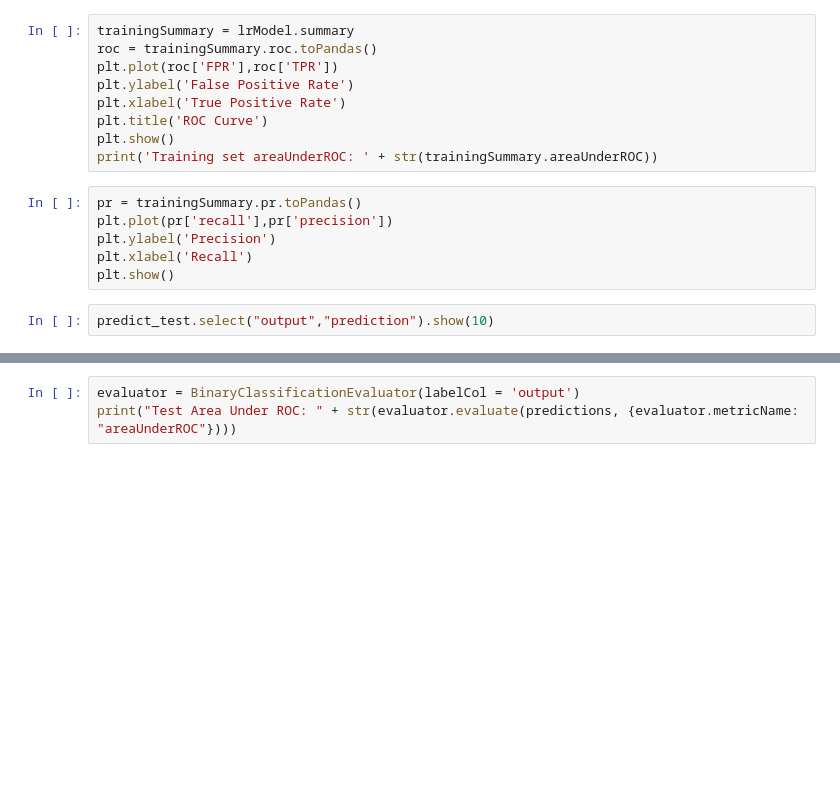
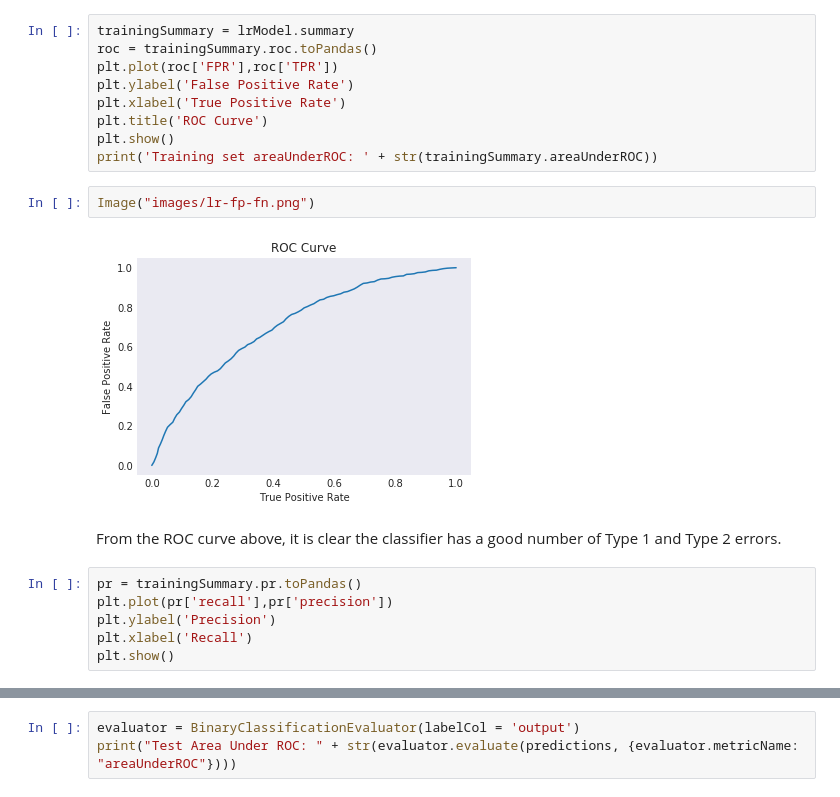
Before and after one commit to rmajumder/w261-final, a Jupyter notebook: master/master_w261_project.ipynb, the cells around one changed output, grey strips where cells are left out. Drawn from its saved outputs; the diff is of its cells as text; blank space fills up the shorter version.

```diff
--- a/master/master_w261_project.ipynb
+++ b/master/master_w261_project.ipynb
@@ -409,11 +433,15 @@ plt.xlabel('True Positive Rate')
 plt.title('ROC Curve')
 plt.show()
 print('Training set areaUnderROC: ' + str(trainingSummary.areaUnderROC))
+# %%
+Image("images/lr-fp-fn.png")
+# %% [output]
+[figure, added]
+# %% [markdown]
+From the ROC curve above, it is clear the classifier has a good number of Type 1 and Type 2 errors.
 # %%
 pr = trainingSummary.pr.toPandas()
 plt.plot(pr['recall'],pr['precision'])
 plt.ylabel('Precision')
 plt.xlabel('Recall')
 plt.show()
-# %%
-predict_test.select("output","prediction").show(10)
```
Also changed, not shown: parts of 111 cells of this notebook, 4 other files.
